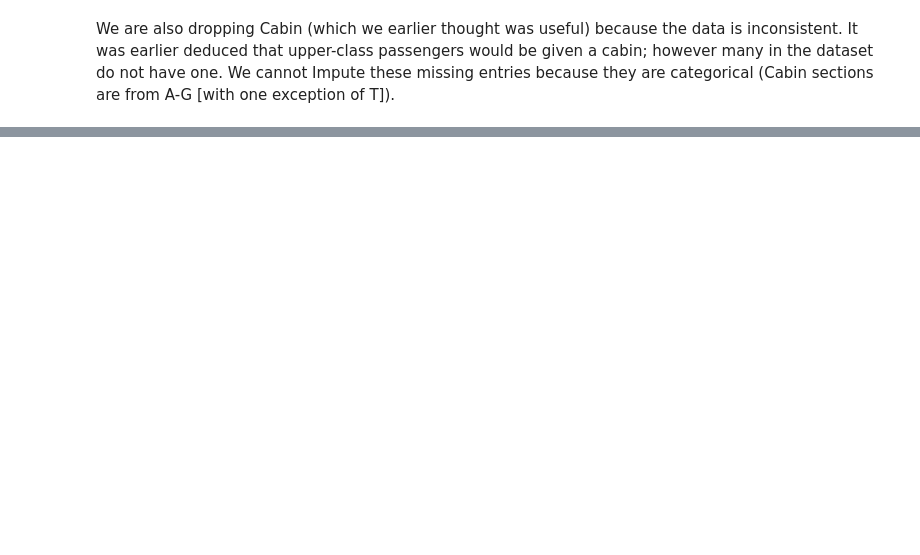
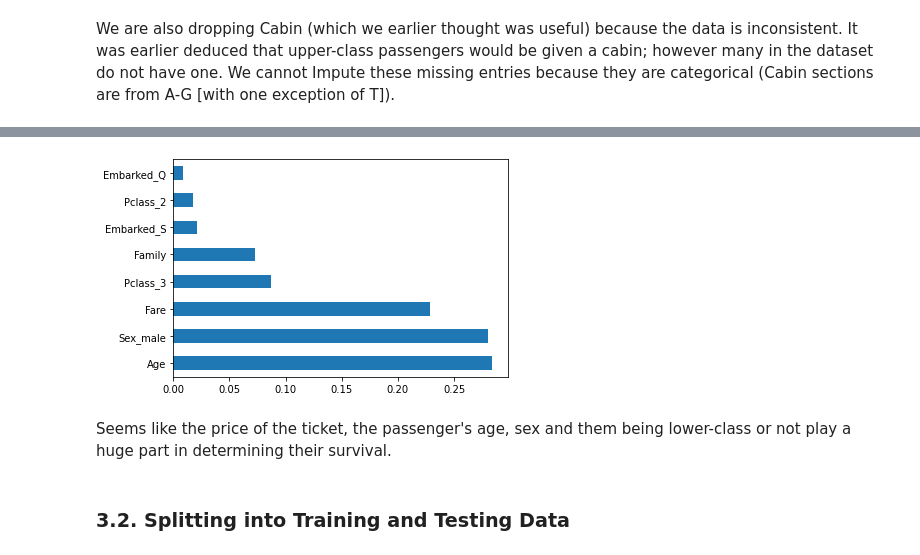
Before and after one commit to harshulkuhar/titanic-survival, a Jupyter notebook: titanic_survival_prediction.ipynb, the cells around one changed output, grey strips where cells are left out. Cells and saved outputs as stored; diff of their text form; code cells hidden in the pictures; blank space fills up the shorter version.

```diff
--- a/titanic_survival_prediction.ipynb
+++ b/titanic_survival_prediction.ipynb
@@ -209,0 +291,18 @@ df.head()
+# %%
+X = df.iloc[:,1:]
+y = df.iloc[:,0]
+# %%
+# Compute what features contribute the most towards a passenger's survival
+from sklearn.ensemble import ExtraTreesClassifier
+model = ExtraTreesClassifier()
+model.fit(X,y)
+
+feature_importance = pd.Series(model.feature_importances_, index=X.columns)
+feature_importance.nlargest(10).plot(kind='barh')
+plt.show()
+# %% [output]
+[figure, added]
+# %% [markdown]
+Seems like the price of the ticket, the passenger's age, sex and them being lower-class or not play a huge part in determining their survival.
+# %% [markdown]
+### 3.2. Splitting into Training and Testing Data
```
Also changed, not shown: parts of 23 cells of this notebook.
